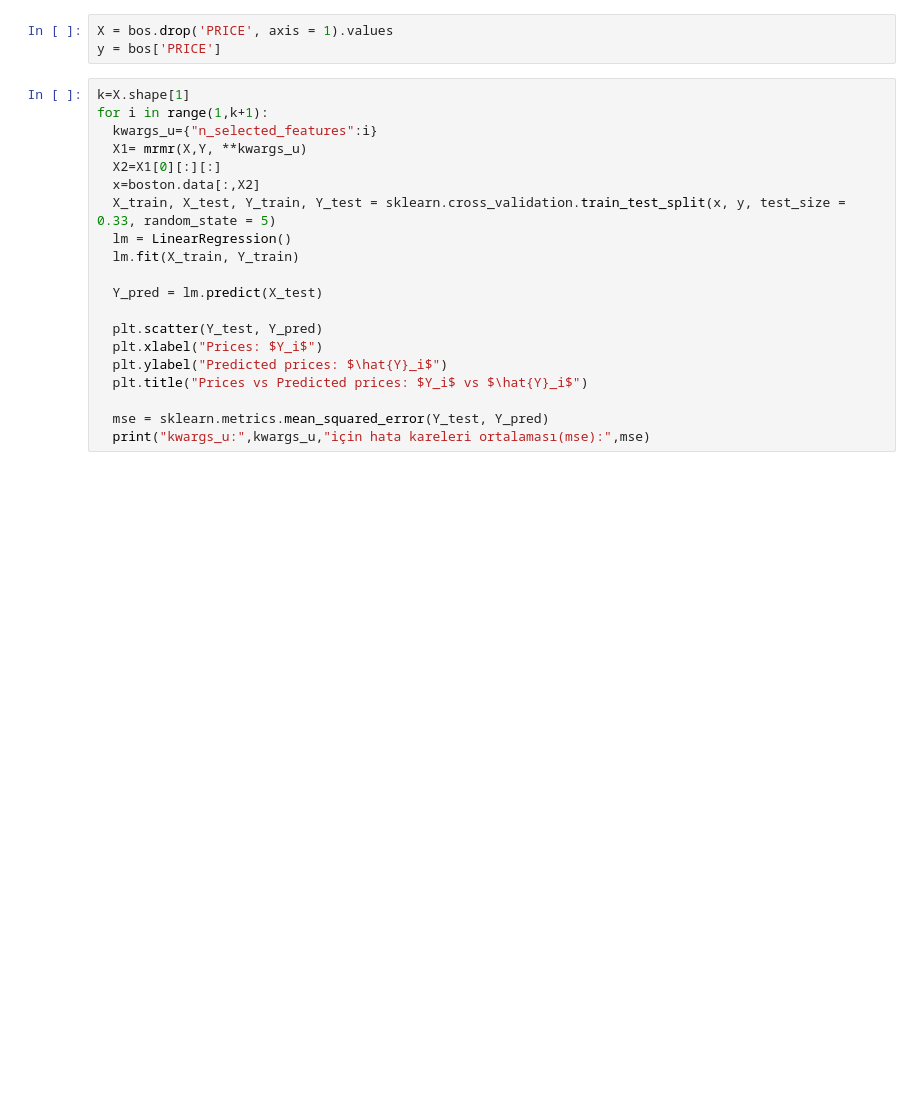
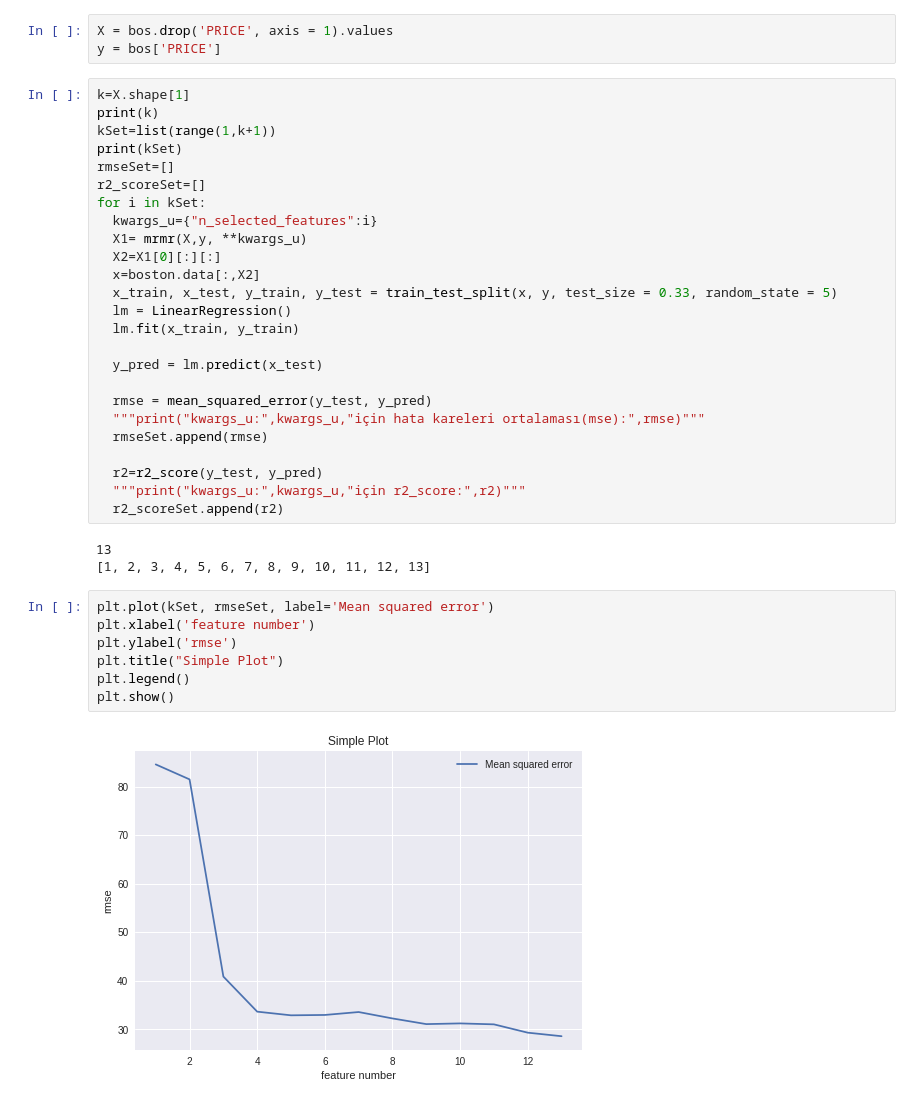
Before and after one commit to sumeyyeemir/Machine-Learning-with-Python, a Jupyter notebook: LinearRegressionBostonMrmr.ipynb, the cells around one changed output. Saved outputs shown, nothing was run; the diff lists cells and outputs as text; blank space fills up the shorter version.

```diff
--- a/LinearRegressionBostonMrmr.ipynb
+++ b/LinearRegressionBostonMrmr.ipynb
@@ -21,21 +45,38 @@ X = bos.drop('PRICE', axis = 1).values
 y = bos['PRICE']
 # %%
 k=X.shape[1]
-for i in range(1,k+1):
+print(k)
+kSet=list(range(1,k+1))
+print(kSet)
+rmseSet=[]
+r2_scoreSet=[]
+for i in kSet:
   kwargs_u={"n_selected_features":i}
-  X1= mrmr(X,Y, **kwargs_u)
+  X1= mrmr(X,y, **kwargs_u)
   X2=X1[0][:][:]
   x=boston.data[:,X2]
-  X_train, X_test, Y_train, Y_test = sklearn.cross_validation.train_test_split(x, y, test_size = 0.33, random_state = 5)
+  x_train, x_test, y_train, y_test = train_test_split(x, y, test_size = 0.33, random_state = 5)
   lm = LinearRegression()
-  lm.fit(X_train, Y_train)
+  lm.fit(x_train, y_train)
 
-  Y_pred = lm.predict(X_test)
+  y_pred = lm.predict(x_test)
 
-  plt.scatter(Y_test, Y_pred)
-  plt.xlabel("Prices: $Y_i$")
-  plt.ylabel("Predicted prices: $\hat{Y}_i$")
-  plt.title("Prices vs Predicted prices: $Y_i$ vs $\hat{Y}_i$")
+  rmse = mean_squared_error(y_test, y_pred)
+  """print("kwargs_u:",kwargs_u,"için hata kareleri ortalaması(mse):",rmse)"""
+  rmseSet.append(rmse)
 
-  mse = sklearn.metrics.mean_squared_error(Y_test, Y_pred)
-  print("kwargs_u:",kwargs_u,"için hata kareleri ortalaması(mse):",mse)
+  r2=r2_score(y_test, y_pred)
+  """print("kwargs_u:",kwargs_u,"için r2_score:",r2)"""
+  r2_scoreSet.append(r2)
+# %% [output]
+13
+[1, 2, 3, 4, 5, 6, 7, 8, 9, 10, 11, 12, 13]
+# %%
+plt.plot(kSet, rmseSet, label='Mean squared error')
+plt.xlabel('feature number')
+plt.ylabel('rmse')
+plt.title("Simple Plot")
+plt.legend()
+plt.show()
+# %% [output]
+[figure, added]
```
Also changed, not shown: parts of 4 cells of this notebook.
